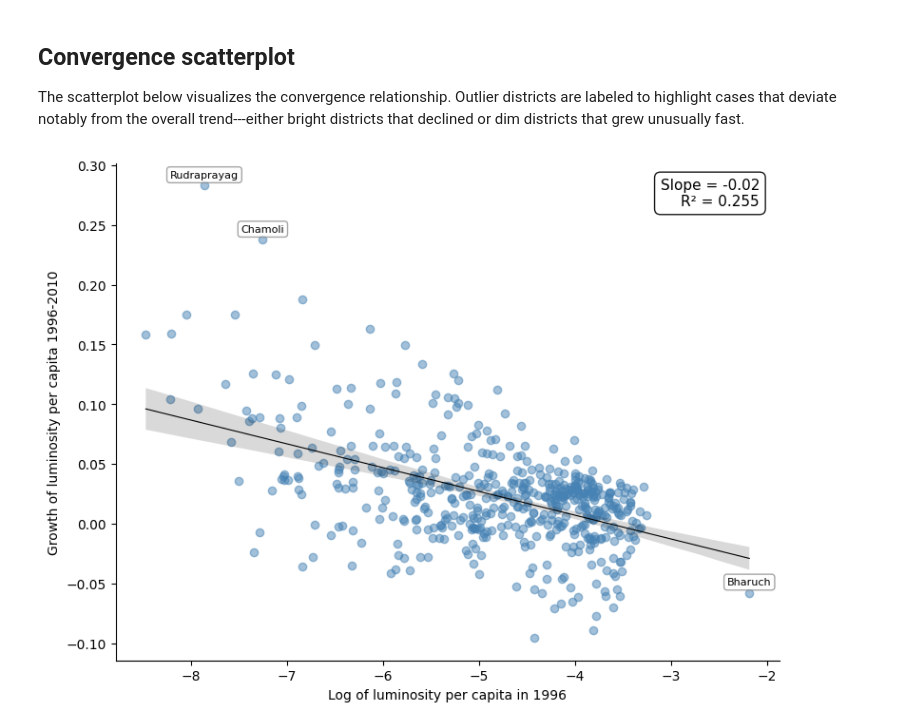
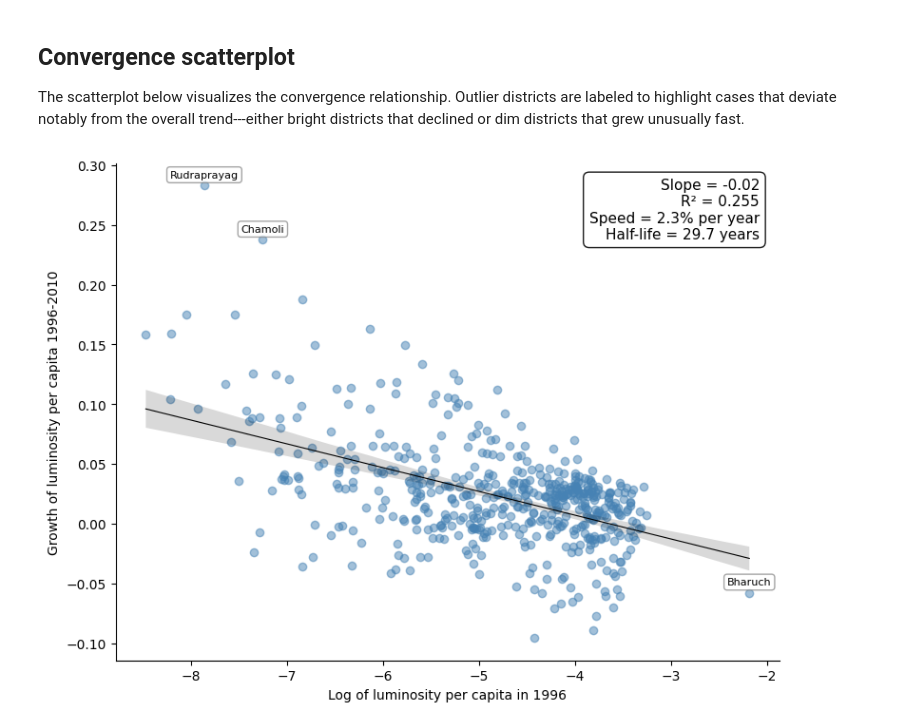
Before and after one commit to quarcs-lab/project2025s-py, a Jupyter notebook: notebooks/c02_regional_convergence_sc.ipynb, the cells around one changed output. Saved outputs shown, nothing was run; the diff lists cells and outputs as text; code cells hidden in the pictures.

```diff
--- a/notebooks/c02_regional_convergence_sc.ipynb
+++ b/notebooks/c02_regional_convergence_sc.ipynb
@@ -110,7 +110,7 @@ Change:                                -0.1481 (-13.5%)
 The scatterplot below visualizes the convergence relationship. Outlier districts are labeled to highlight cases that deviate notably from the overall trend---either bright districts that declined or dim districts that grew unusually fast.
 # %%
 #| label: fig-convergence
-#| fig-cap: "Regional luminosity convergence across districts in India <br> Notes: Each point represents one of the 520 districts. The regression line shows the estimated beta-convergence relationship. Outlier districts are labeled. <br> Source: Data from Chanda and Kabiraj (2020). See [Regional convergence](notebooks/c02_regional_convergence_sc.ipynb) notebook for source code."
+#| fig-cap: "Regional luminosity convergence across districts in India `<br>`{=html}`\\protect\\newline`{=latex} Notes: Each point represents one of the 520 districts. The regression line shows the estimated beta-convergence relationship, and the annotation reports its slope, the R-squared, the implied annual speed of convergence, and the half-life. Outlier districts are labeled. `<br>`{=html}`\\protect\\newline`{=latex} Source: Data from Chanda and Kabiraj (2020). See [Regional convergence](notebooks/c02_regional_convergence_sc.ipynb) notebook for source code."
 
 # Identify outlier districts for labeling
 mask = (
@@ -132,33 +132,35 @@ sns.regplot(
 )
 
 # Label outlier districts
 for _, r in outliers.iterrows():
     ax.annotate(
         r["district"],
         xy=(r["log_light96_rcr_cap"], r["light_growth96_10rcr_cap"]),
         xytext=(0, 6),
         textcoords="offset points",
         ha="center",
         fontsize=8,
         bbox=dict(boxstyle="round,pad=0.3", fc="white", ec="gray", alpha=0.7),
     )
 
-# Slope / R-squared annotation box (top-right corner)
-annotation = "Slope = {}\nR² = {}".format(slope, rsq)
+# Slope / R-squared / speed / half-life annotation box (top-right corner)
+annotation = "Slope = {}\nR² = {}\nSpeed = {:.1%} per year\nHalf-life = {:.1f} years".format(
+    slope, rsq, speed, half_life
+)
 ax.annotate(
     annotation,
     xy=(0.97, 0.97),
     xycoords="axes fraction",
     ha="right",
     va="top",
     fontsize=11,
     bbox=dict(boxstyle="round,pad=0.4", fc="white", ec="black", alpha=0.9),
 )
 
 ax.set_xlabel("Log of luminosity per capita in 1996")
 ax.set_ylabel("Growth of luminosity per capita 1996-2010")
 sns.despine(ax=ax)
 plt.tight_layout()
 plt.show()
 # %% [output]
-[figure, old version]
+[figure, new version]
```
Also changed, not shown: parts of 1 cell of this notebook, 48 other files.
